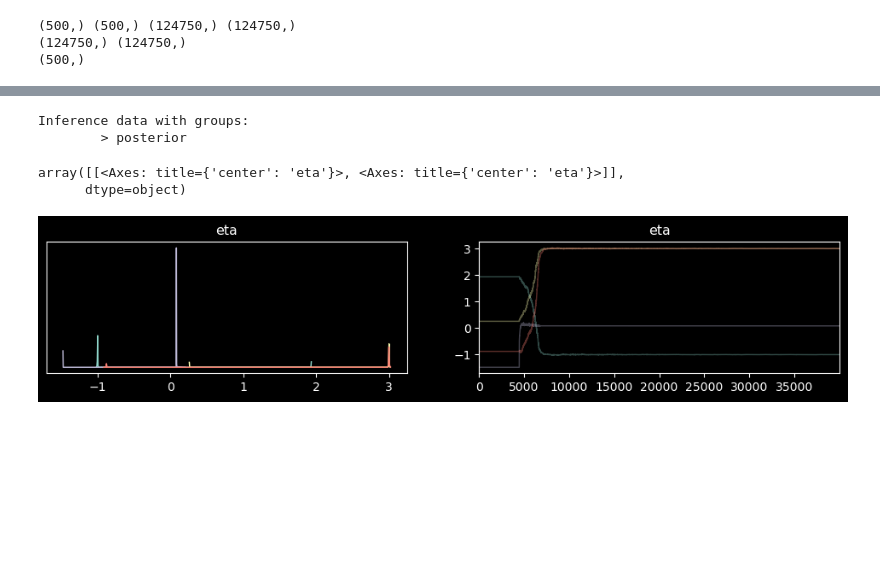
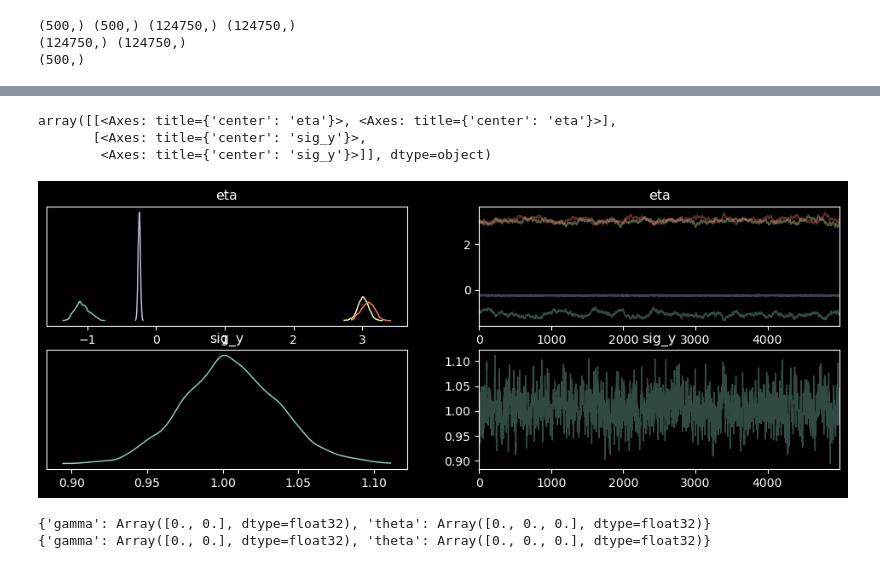
Before and after one commit to barwein/BayesProxyNets, a Jupyter notebook: src/test_discrete_sampling.ipynb, the cells around one changed output, grey strips where cells are left out. Saved outputs shown, nothing was run; the diff lists cells and outputs as text; code cells hidden in the pictures; blank space fills up the shorter version.

```diff
--- a/src/test_discrete_sampling.ipynb
+++ b/src/test_discrete_sampling.ipynb
@@ -356,8 +387,9 @@ theta_n = theta_n.at[1].set(theta_n[1] - 1.5)
 # test A_star update
 
 # alpha = jnp.log(2.0)
-alpha = 1.0
-n_iter = 3000
+step_size = 1.0
+n_iter = 1000
+# n_iter = 3000
 new_triu_star = triu_star_noisy
 # new_triu_star = triu_obs
 exposures_lst = [compute_exposures(new_triu_star, Z)]
@@ -371,8 +403,8 @@ start = time.time()
 for i in tqdm(range(int(n_iter))):
     key, _ = random.split(key)
 
-    new_triu_star, acc, logpost = triu_star_update(new_triu_star, triu_obs, df_edges,
-                                      theta, gamma, Y, x, Z, eta, key, alpha=alpha)
+    new_triu_star, acc, logpost = triu_star_update(key, new_triu_star, triu_obs, df_edges,
+                                      theta, gamma, Y, x, Z, eta, step_size)
     # new_triu_star, acc, cur_scores, cur_logpost = triu_star_update(new_triu_star,
     #                                                                cur_scores, cur_logpost,
     #                                                                 triu_obs, df_edges,
@@ -882,6 +972,8 @@ true gamma:  [ 2.1972244 -2.1972246]
 # %%
-post = {"eta" : states.position["eta"][15000:,][None, ...],
-        "sig_y" : states.position["sig_y"][15000:,][None, ...],}
+post = {"eta" : states.position["eta"][5000:,][None, ...],
+        # "sig_y" : states.position["sig_y"][20000:,][None, ...],}
+        "sig_y" : jnp.exp(states.position["sig_y"][5000:,][None, ...]),}
+        # "sig_y" : jnp.exp(states.position["log_sig_y"][20000:,][None, ...]),}
 
 print(post["eta"].shape, post["sig_y"].shape)
 # %% [output]
@@ -904,11 +996,28 @@ arviz - WARNING - Shape validation failed: input_shape: (1, 25000), minimum_shap
-# %%
-idata
-# %% [output]
-Inference data with groups:
-        > posterior
 # %%
-az.plot_trace(idata, var_names=["eta"])
+az.plot_trace(idata, var_names=["eta", "sig_y"])
 # %% [output]
-array([[<Axes: title={'center': 'eta'}>, <Axes: title={'center': 'eta'}>]],
-      dtype=object)
+array([[<Axes: title={'center': 'eta'}>, <Axes: title={'center': 'eta'}>],
+       [<Axes: title={'center': 'sig_y'}>,
+        <Axes: title={'center': 'sig_y'}>]], dtype=object)
-[figure, old version]
+[figure, new version]
+# %%
+# run MALA for network model
+
+rng_key, warmup_key = random.split(rng_key)
+
+step_size = 1e-7
+# mala kernel
+# mala_oc = blackjax.mala(logdensity_fn_outcome, step_size)
+mala_net = blackjax.mala.build_kernel()
+# init state
+# state = mala_oc.init(initial_position_oc)
+state = blackjax.mala.init(initial_position_net, logdensity_fn_network)
+# jit compile the kernel step function
+# step = jax.jit(mala_oc.step)
+# new_state, info = step(rng_key, state)
+new_state, info = mala_oc(rng_key, state, logdensity_fn_network, step_size)
+print(new_state.position)
+print(state.position)
+# %% [output]
+{'gamma': Array([0., 0.], dtype=float32), 'theta': Array([0., 0., 0.], dtype=float32)}
+{'gamma': Array([0., 0.], dtype=float32), 'theta': Array([0., 0., 0.], dtype=float32)}
```
Also changed, not shown: parts of 46 cells of this notebook.
